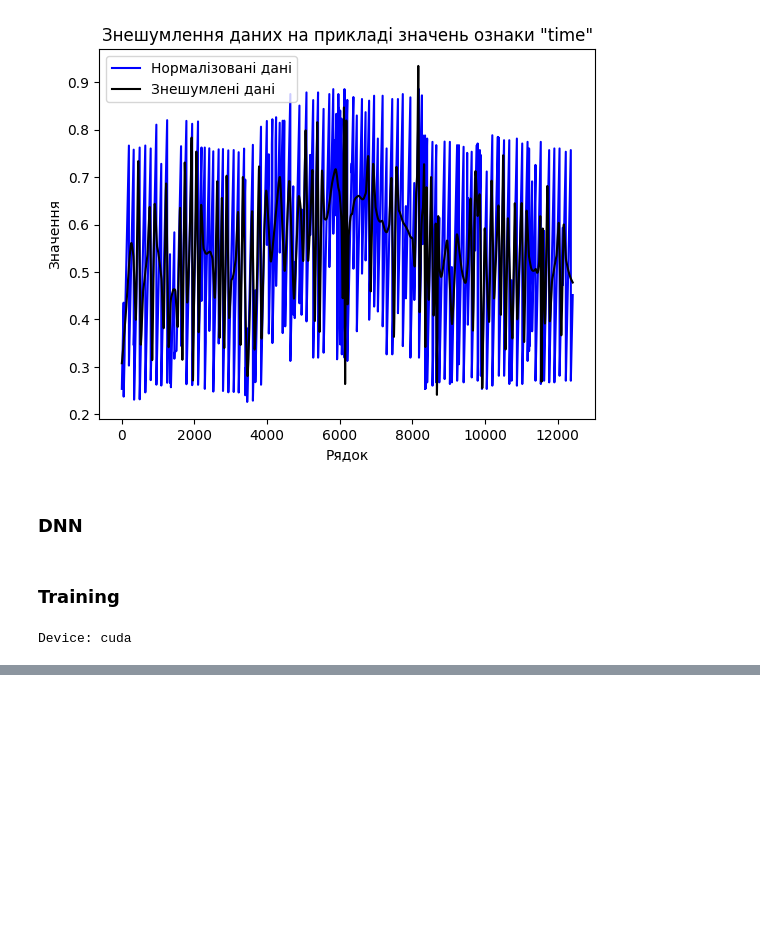
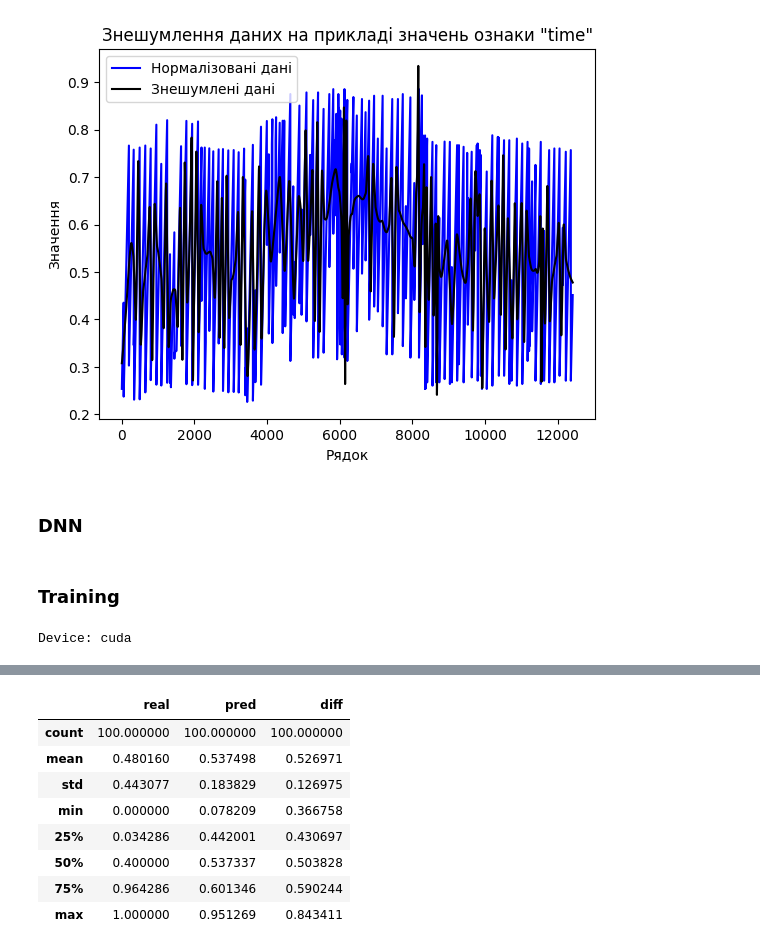
Before and after one commit to OndoriSp/Predicting-the-occupancy-of-parking-lots, a Jupyter notebook: coursework.ipynb, the cells around one changed output, grey strips where cells are left out. Drawn from its saved outputs; the diff is of its cells as text; code cells hidden in the pictures; blank space fills up the shorter version.

```diff
--- a/coursework.ipynb
+++ b/coursework.ipynb
@@ -506,0 +514,12 @@ scatter_plot_actual_vs_predicted(true_labels, predicted_labels)
+# %%
+top_diff.describe()
+# %% [output]
+|  | real | pred | diff |
+| count | 100.000000 | 100.000000 | 100.000000 |
+| mean | 0.480160 | 0.537498 | 0.526971 |
+| std | 0.443077 | 0.183829 | 0.126975 |
+| min | 0.000000 | 0.078209 | 0.366758 |
+| 25% | 0.034286 | 0.442001 | 0.430697 |
+| 50% | 0.400000 | 0.537337 | 0.503828 |
+| 75% | 0.964286 | 0.601346 | 0.590244 |
+| max | 1.000000 | 0.951269 | 0.843411 |
```
Also changed, not shown: parts of 10 cells of this notebook.
